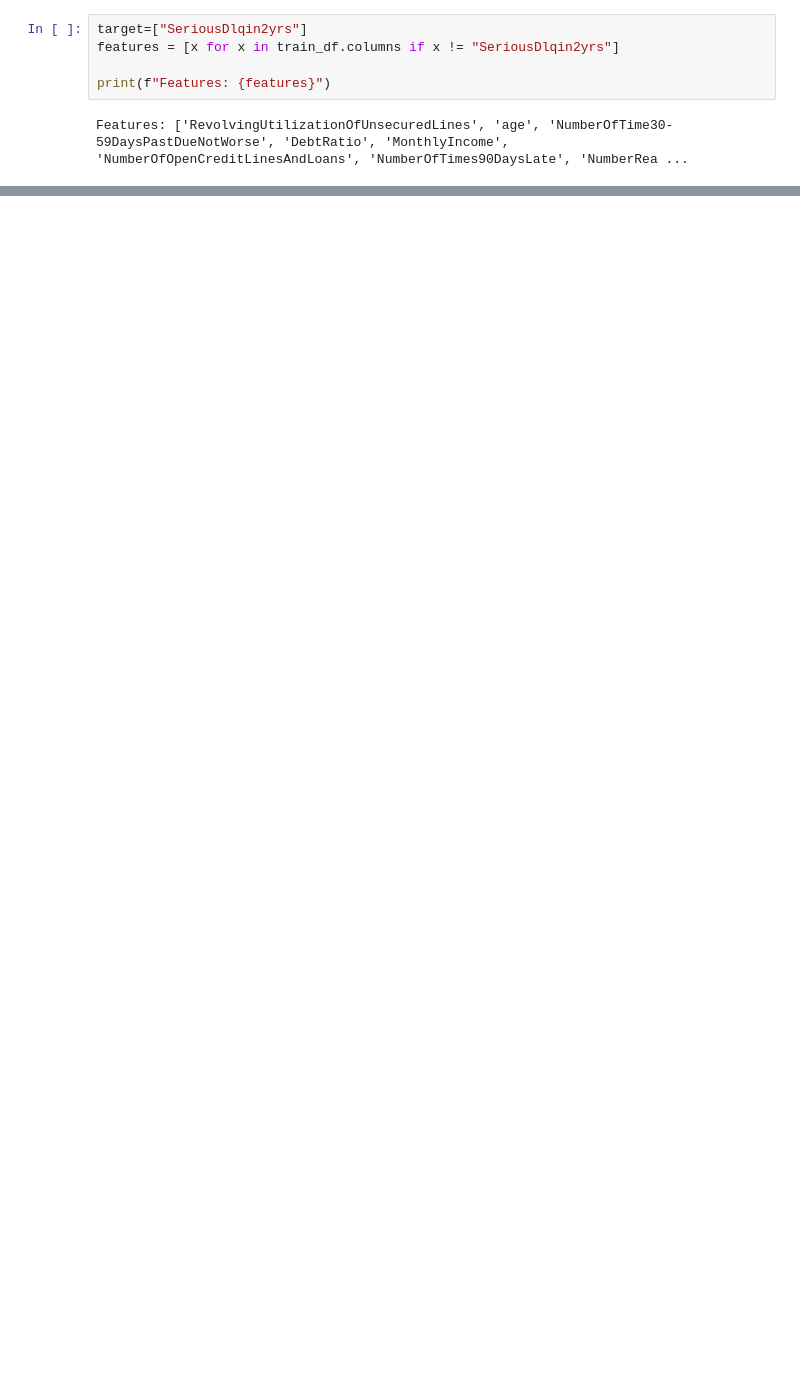
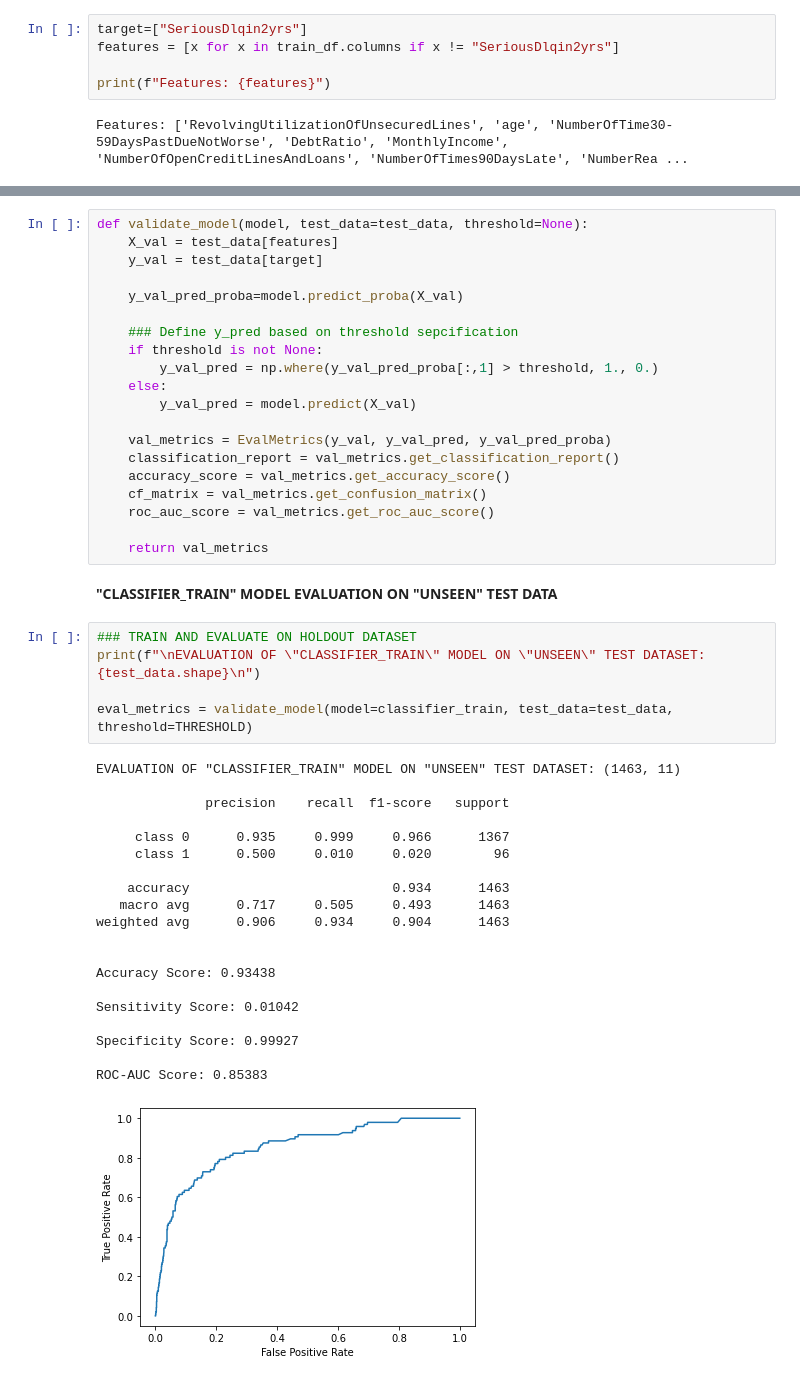
Before and after one commit to joon-kc/IMP-PCMLAI-M25-PORTFOLIO-JOON-071, a Jupyter notebook: code_model.ipynb, the cells around one changed output, grey strips where cells are left out. Cells and saved outputs as stored; diff of their text form; blank space fills up the shorter version.

```diff
--- a/code_model.ipynb
+++ b/code_model.ipynb
@@ -587,0 +693,48 @@ weighted avg       0.92      0.93      0.91     14573
+# %%
+def validate_model(model, test_data=test_data, threshold=None):
+    X_val = test_data[features]
+    y_val = test_data[target]
+
+    y_val_pred_proba=model.predict_proba(X_val)
+
+    ### Define y_pred based on threshold sepcification
+    if threshold is not None:
+        y_val_pred = np.where(y_val_pred_proba[:,1] > threshold, 1., 0.)
+    else:
+        y_val_pred = model.predict(X_val)
+
+    val_metrics = EvalMetrics(y_val, y_val_pred, y_val_pred_proba)
+    classification_report = val_metrics.get_classification_report()
+    accuracy_score = val_metrics.get_accuracy_score()
+    cf_matrix = val_metrics.get_confusion_matrix()
+    roc_auc_score = val_metrics.get_roc_auc_score()
+
+    return val_metrics
+# %% [markdown]
+**"CLASSIFIER_TRAIN" MODEL EVALUATION ON "UNSEEN" TEST DATA**
+# %%
+### TRAIN AND EVALUATE ON HOLDOUT DATASET
+print(f"\nEVALUATION OF \"CLASSIFIER_TRAIN\" MODEL ON \"UNSEEN\" TEST DATASET: {test_data.shape}\n")
+
+eval_metrics = validate_model(model=classifier_train, test_data=test_data, threshold=THRESHOLD)
+# %% [output]
+EVALUATION OF "CLASSIFIER_TRAIN" MODEL ON "UNSEEN" TEST DATASET: (1463, 11)
+
+              precision    recall  f1-score   support
+
+     class 0      0.935     0.999     0.966      1367
+     class 1      0.500     0.010     0.020        96
+
+    accuracy                          0.934      1463
+   macro avg      0.717     0.505     0.493      1463
+weighted avg      0.906     0.934     0.904      1463
+
+
+Accuracy Score: 0.93438
+
+Sensitivity Score: 0.01042
+
+Specificity Score: 0.99927
+
+ROC-AUC Score: 0.85383
+[figure, added]
```
Also changed, not shown: parts of 57 cells of this notebook, 4 other files.
